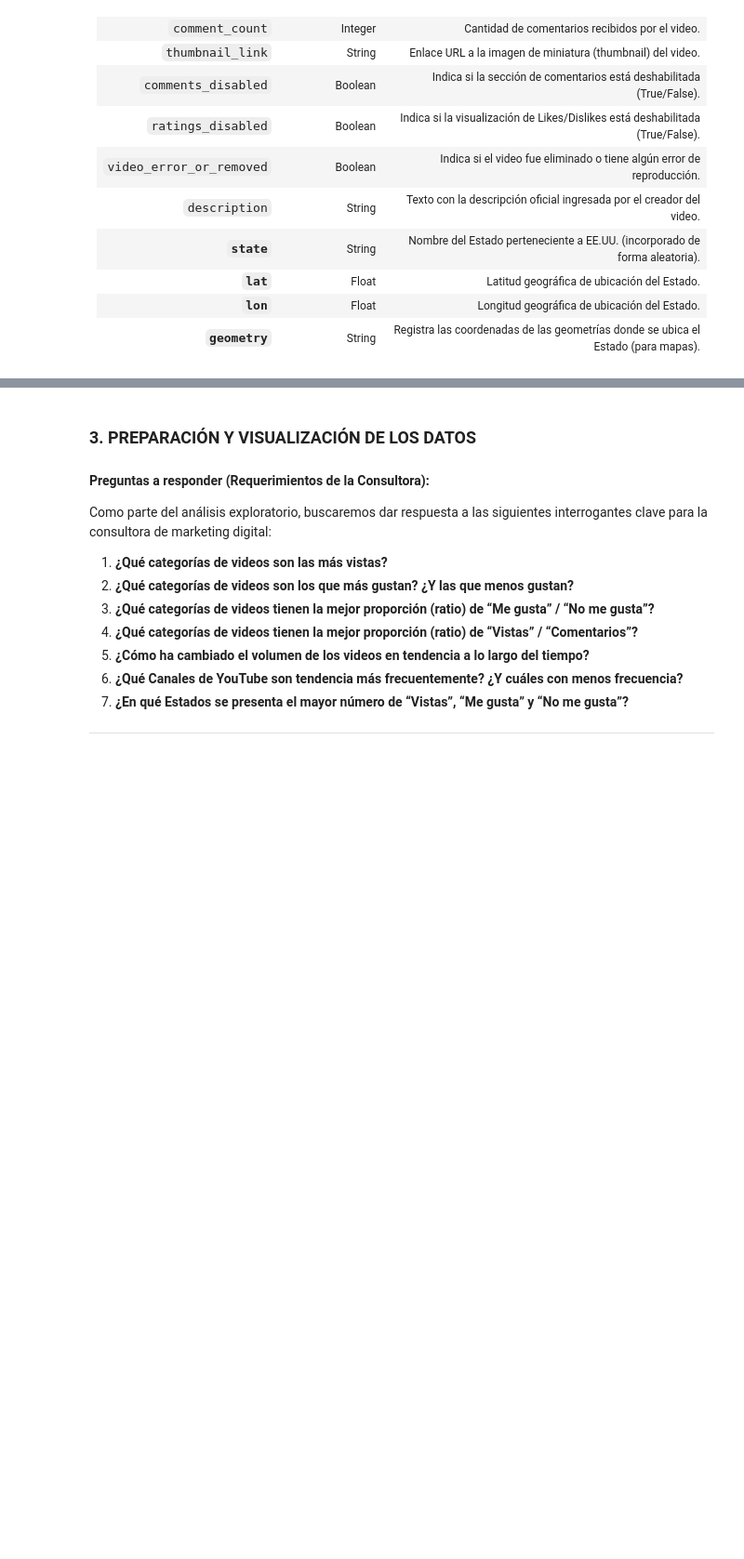
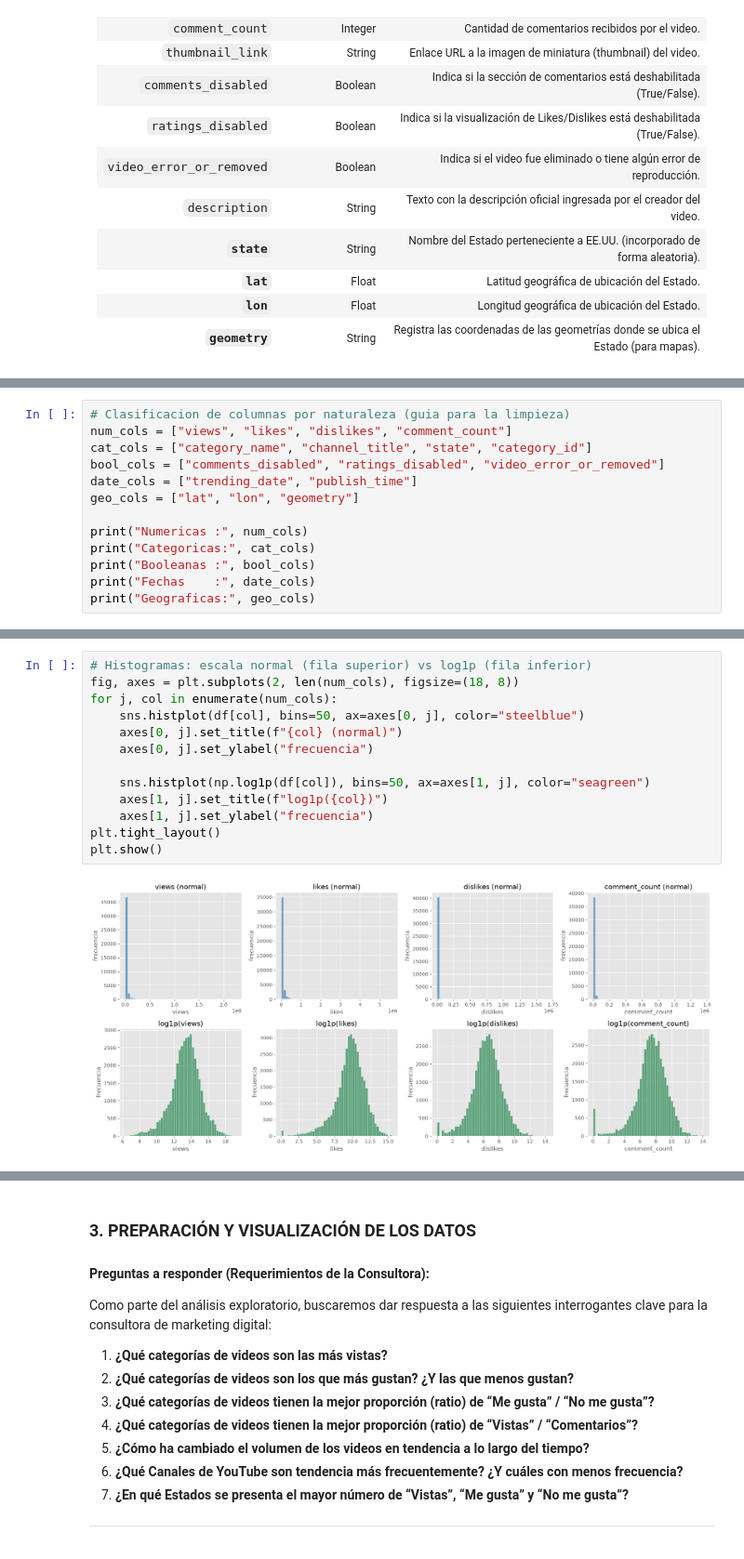
Before and after one commit to ghostrider101218/1ACC0216-TB2-2026-1, a Jupyter notebook: upc_2026_01_seccion_NRC_grupo4_tf.ipynb, the cells around one changed output, grey strips where cells are left out. Shown at 93% size. Saved outputs shown, nothing was run; the diff lists cells and outputs as text; blank space fills up the shorter version.

```diff
--- a/upc_2026_01_seccion_NRC_grupo4_tf.ipynb
+++ b/upc_2026_01_seccion_NRC_grupo4_tf.ipynb
@@ -276,0 +240,13 @@ df.describe()
+# %%
+# Clasificacion de columnas por naturaleza (guia para la limpieza)
+num_cols = ["views", "likes", "dislikes", "comment_count"]
+cat_cols = ["category_name", "channel_title", "state", "category_id"]
+bool_cols = ["comments_disabled", "ratings_disabled", "video_error_or_removed"]
+date_cols = ["trending_date", "publish_time"]
+geo_cols = ["lat", "lon", "geometry"]
+
+print("Numericas :", num_cols)
+print("Categoricas:", cat_cols)
+print("Booleanas :", bool_cols)
+print("Fechas    :", date_cols)
+print("Geograficas:", geo_cols)
@@ -276,0 +401,15 @@ df.describe()
+# %%
+# Histogramas: escala normal (fila superior) vs log1p (fila inferior)
+fig, axes = plt.subplots(2, len(num_cols), figsize=(18, 8))
+for j, col in enumerate(num_cols):
+    sns.histplot(df[col], bins=50, ax=axes[0, j], color="steelblue")
+    axes[0, j].set_title(f"{col} (normal)")
+    axes[0, j].set_ylabel("frecuencia")
+
+    sns.histplot(np.log1p(df[col]), bins=50, ax=axes[1, j], color="seagreen")
+    axes[1, j].set_title(f"log1p({col})")
+    axes[1, j].set_ylabel("frecuencia")
+plt.tight_layout()
+plt.show()
+# %% [output]
+[figure, added]
```
Also changed, not shown: parts of 147 cells of this notebook, 3 other files.
